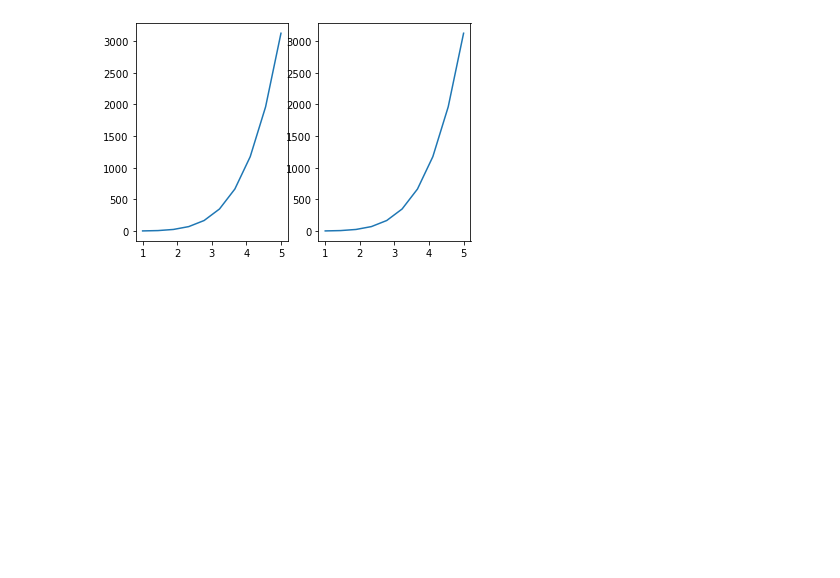
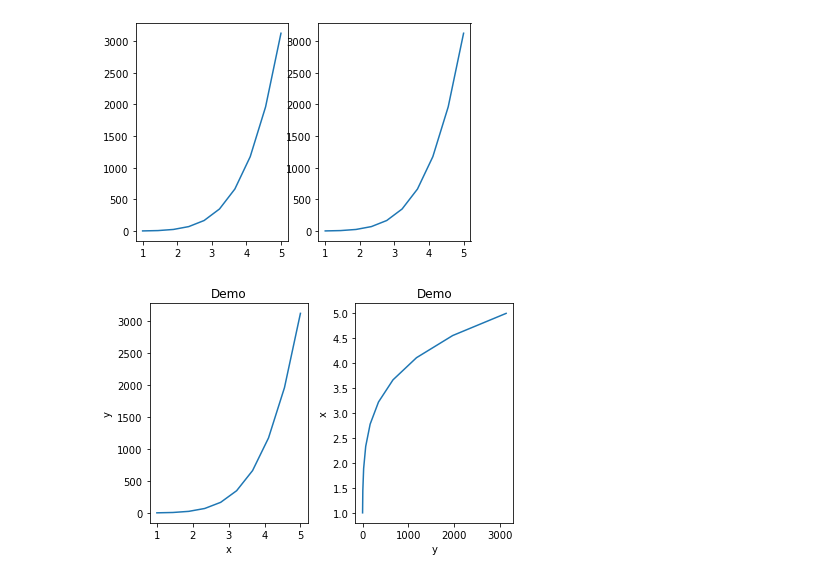
Before and after one commit to probe2k/webinar-2.0, a Jupyter notebook: crashcourse.ipynb, the cells around one changed output. Drawn from its saved outputs; the diff is of its cells as text; code cells hidden in the pictures; blank space fills up the shorter version.

```diff
--- a/crashcourse.ipynb
+++ b/crashcourse.ipynb
@@ -1134,3 +1134,17 @@ for axes in a:
 [figure]
 # %%
 # So, both the axes here are plotting the same field vector. So, to revise once again - plt.subplots is basically managing your dpi handles by itself while plt.figure requires you to enter them manually.
+# %%
+# Now, instead of doing iterations, we can manually call elements of the axes, and assign plots
+f, a = plt.subplots(nrows = 1, ncols = 2)
+a[0].plot(x, y)
+a[0].set_xlabel('x')
+a[0].set_ylabel('y')
+a[0].set_title('Demo')
+a[1].plot(y, x)
+a[1].set_xlabel('y')
+a[1].set_ylabel('x')
+a[1].set_title('Demo')
+plt.tight_layout()
+# %% [output]
+[figure, added]
```
Also changed, not shown: parts of 6 cells of this notebook.
